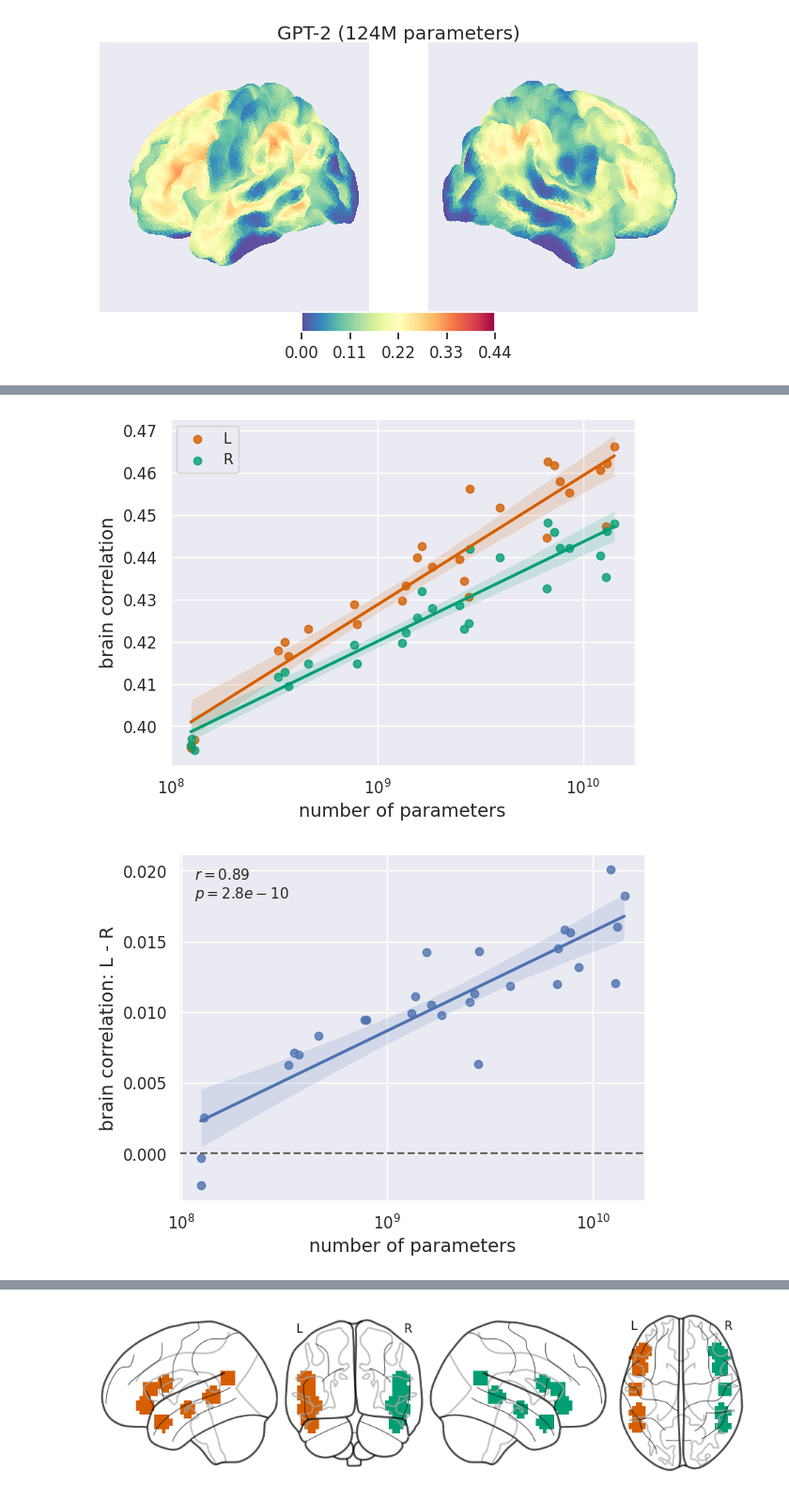
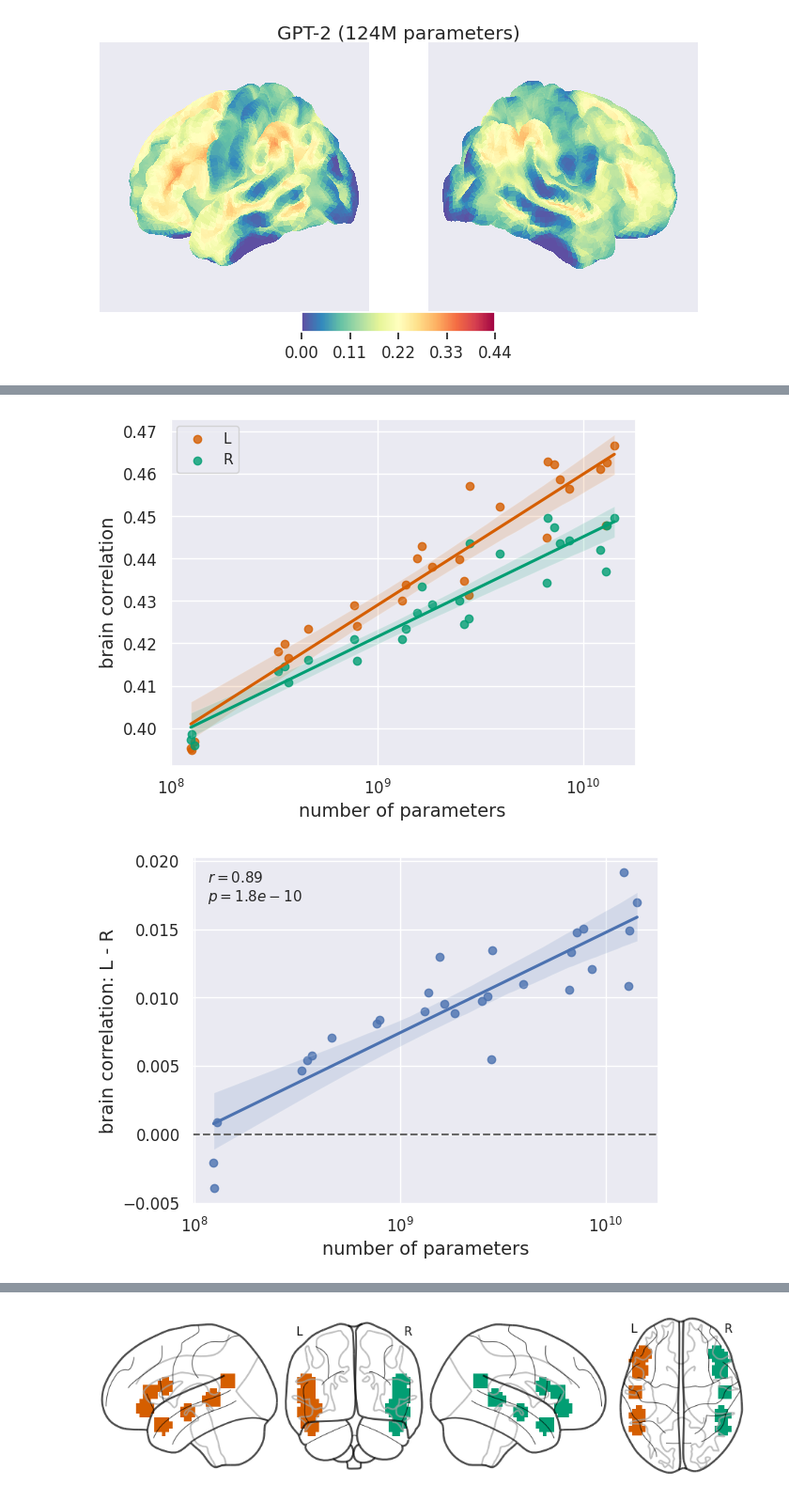
Before and after one commit to oops-moment/Brain_Laterization_With_LLM, a Jupyter notebook: analyze_results.ipynb, the cells around one changed output, grey strips where cells are left out. Shown at 94% size. Saved outputs shown, nothing was run; the diff lists cells and outputs as text; code cells hidden in the pictures.

```diff
--- a/analyze_results.ipynb
+++ b/analyze_results.ipynb
@@ -63,7 +70,7 @@ corr_layers_voxels_models = []
 for model_name, n_layers in zip(model_names, n_layers_models):
     corr_layers_voxels = []
     for idx_layer in range(n_layers):
-        filename = os.path.join(glm_folder, '{}_layer-{}_corr.gz'.format(model_name, idx_layer))
+        filename = os.path.join(glm_folder, '{}_layer-{}_corr_en.gz'.format(model_name, idx_layer))
         with open(filename, 'rb') as f:
             corr_voxels = joblib.load(f)
         corr_layers_voxels.append(corr_voxels)
@@ -159,12 +173,12 @@ def pvalue2str(pvalue):
 # %%
 ########################################## Using reliable voxels: best 25% voxels ##########################################
 
-n_trials_split = 10
-filename = 'corr_group_split_{}trials.gz'.format(n_trials_split)
-corr_split = joblib.load(filename)
-corr_split_mean = np.mean(corr_split, axis=0)
+# inter-subject correlation (isc)
+filename = 'isc_10trials_en.gz'
+isc_10trials = joblib.load(filename)
+isc = np.mean(isc_10trials, axis=0)
 
-is_voxel_reliable = corr_split_mean > np.percentile(corr_split_mean, 75)
+is_voxel_reliable = isc > np.percentile(isc, 75)
 
 #### rv for reliable voxels
 
@@ -188,31 +202,30 @@ corr_r_models_rv = corr_r_models[:,is_voxel_reliable[n_voxels//2:]]
 
 fh = plt.figure(figsize=(5,3))
 ax = plt.subplot(111)
-sns.kdeplot(corr_split_mean, cut=0., ax=ax)
-plt.axvline(np.percentile(corr_split_mean, 75), ls='--', c='0.4');
-plt.xlabel('correlation')
+sns.kdeplot(isc, cut=0., ax=ax)
+plt.axvline(np.percentile(isc, 75), ls='--', c='0.4');
+plt.xlabel('inter-subjects correlation')
 plt.ylabel('density')
 plt.show()
 
 if save_fig:
     fh.savefig(os.path.join(fig_folder, 'reliable_voxels_distribution.pdf'), bbox_inches='tight', facecolor=(1,1,1,0))
 
-imgtmp = nifti_masker.inverse_transform(corr_split_mean)
+imgtmp = nifti_masker.inverse_transform(isc)
 fh = plt.figure(figsize=(12,3))
 ax = plt.subplot(111)
 display = plotting.plot_glass_brain(imgtmp, threshold=0., display_mode='lyrz',
                           vmin=0., cmap='Spectral_r',
                           plot_abs=True, colorbar=True, axes=ax)
-display.add_contours(imgtmp, levels=[np.percentile(corr_split_mean, 75)], colors='0.2', linewidths=1.2, alpha=0.9, linestyles='dashed')
+display.add_contours(imgtmp, levels=[np.percentile(isc, 75)], colors='0.2', linewidths=1.2, alpha=0.9, linestyles='dashed')
 
-display._colorbar_ax.set_yticks([0., np.percentile(corr_split_mean, 75), np.max(corr_split_mean)])
+display._colorbar_ax.set_yticks([0., np.percentile(isc, 75), np.max(isc)])
 ylim = display._colorbar_ax.get_ylim()
 ax2 = display._colorbar_ax.twinx()
 ax2.set_ylim(ylim)
-ax2.set_yticks([0., np.percentile(corr_split_mean, 75), np.max(corr_split_mean)], ['0%', '75%', '100%'])
+ax2.set_yticks([0., np.percentile(isc, 75), np.max(isc)], ['0%', '75%', '100%'])
 ax2.yaxis.set_tick_params(width=0)
-#display._cbar._
-ax2.axhline(np.percentile(corr_split_mean, 75), ls='--', lw=1.2, color='0.2')
+ax2.axhline(np.percentile(isc, 75), ls='--', lw=1.2, color='0.2')
 
 plotting.show()
 
@@ -662,34 +838,37 @@ ax = plt.subplot(111)
 sns.regplot(x=n_parameters,
             y=np.mean(corr_l_models_rv, axis=1),
             logx=True, ax=ax, label='L', color=l_r_colors[0]);
 sns.regplot(x=n_parameters,
             y=np.mean(corr_r_models_rv, axis=1),
             logx=True, ax=ax, label='R', color=l_r_colors[1]);
 ax.set_xscale('log')
 ax.set_xlabel('number of parameters')
 ax.set_ylabel('brain correlation')
 plt.legend()
 plt.show()
 if save_fig:
-    fh.savefig(os.path.join(fig_folder, 'l_r_all_mean_rv.pdf'), bbox_inches='tight', facecolor=(1,1,1,0))
+    fh.savefig(os.path.join(fig_folder, 'braincorr_l_r_params_rv.pdf'), bbox_inches='tight', facecolor=(1,1,1,0))
 
 fh = plt.figure(figsize=(6.4, 4.8))
 ax = plt.subplot(111)
 sns.regplot(x=n_parameters,
             y=(np.mean(corr_l_models_rv, axis=1)
                -np.mean(corr_r_models_rv, axis=1)),
             logx=True, ax=ax);
 ax.set_xscale('log')
 ax.set_xlabel('number of parameters')
 ax.set_ylabel('brain correlation: L - R')
 ax.axhline(0., ls='--', c='0.4', zorder=1);
 r, p = pearsonr(np.log(n_parameters), (np.mean(corr_l_models_rv, axis=1)
                                       -np.mean(corr_r_models_rv, axis=1)))
 fh.text(0.15, 0.85,'$r={:.2f}$\n$p={:.1e}$'.format(r,p),
         ha='left', va='top', fontsize=11)
 plt.show()
 if save_fig:
-    fh.savefig(os.path.join(fig_folder, 'l_minus_r_all_rv.pdf'), bbox_inches='tight', facecolor=(1,1,1,0))
+    fh.savefig(os.path.join(fig_folder, 'braincorr_l_minus_r_params_rv.pdf'), bbox_inches='tight', facecolor=(1,1,1,0))
+
+
+print_linear_model_params_layers_neurons(np.mean(corr_l_models_rv, axis=1)-np.mean(corr_r_models_rv, axis=1))
 # %% [output]
-[figure, old version]
+[figure, new version]
-[figure, old version]
+[figure, new version]
```
Also changed, not shown: parts of 43 cells of this notebook, 41 other files.
